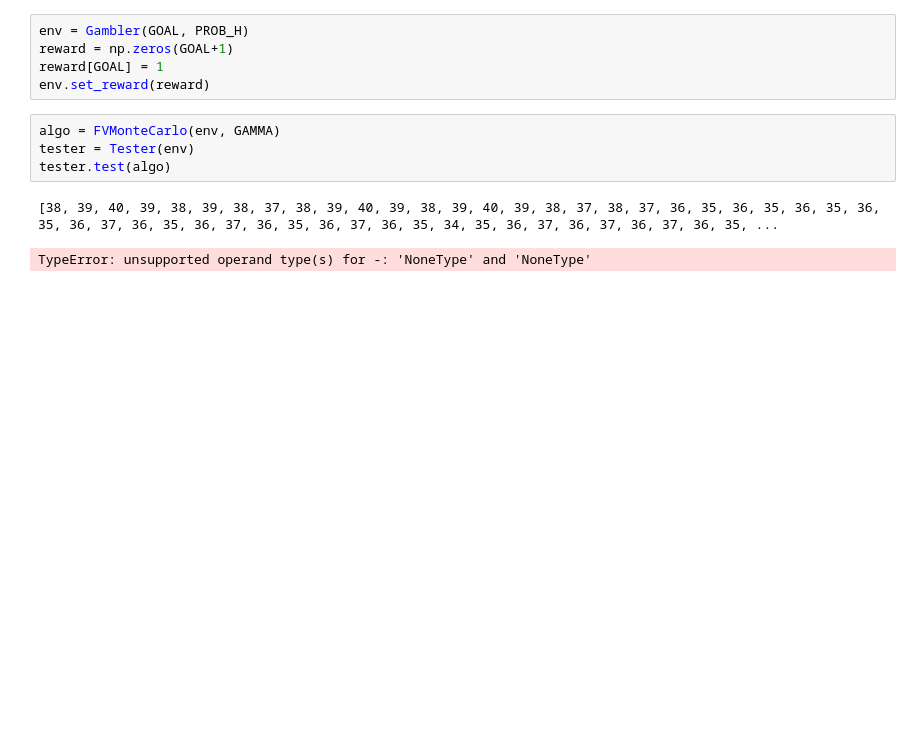
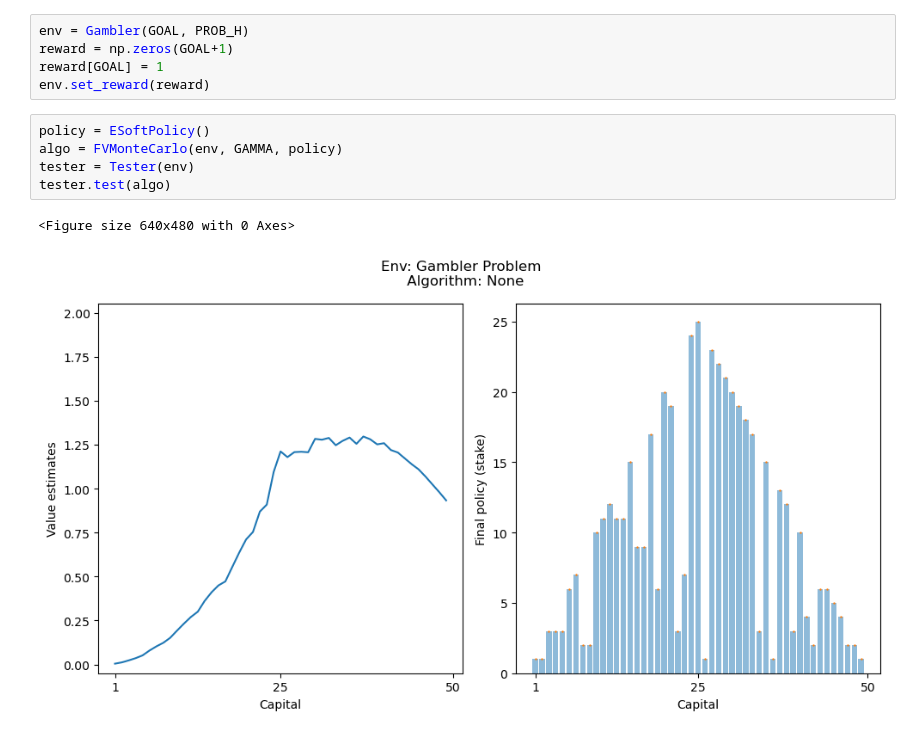
Before and after one commit to ArianaVillegas/ECE495-595, a Jupyter notebook: hw5.ipynb, the cells around one changed output. Saved outputs shown, nothing was run; the diff lists cells and outputs as text; blank space fills up the shorter version.

```diff
--- a/hw5.ipynb
+++ b/hw5.ipynb
@@ -55,9 +55,10 @@ reward = np.zeros(GOAL+1)
 reward[GOAL] = 1
 env.set_reward(reward)
 # %%
-algo = FVMonteCarlo(env, GAMMA)
+policy = ESoftPolicy()
+algo = FVMonteCarlo(env, GAMMA, policy)
 tester = Tester(env)
 tester.test(algo)
 # %% [output]
-[38, 39, 40, 39, 38, 39, 38, 37, 38, 39, 40, 39, 38, 39, 40, 39, 38, 37, 38, 37, 36, 35, 36, 35, 36, 35, 36, 35, 36, 37, 36, 35, 36, 37, 36, 35, 36, 37, 36, 35, 34, 35, 36, 37, 36, 37, 36, 37, 36, 35, ...
+<Figure size 640x480 with 0 Axes>
-TypeError: unsupported operand type(s) for -: 'NoneType' and 'NoneType'
+[figure, added]
```
Also changed, not shown: parts of 2 cells of this notebook, 4 other files.
